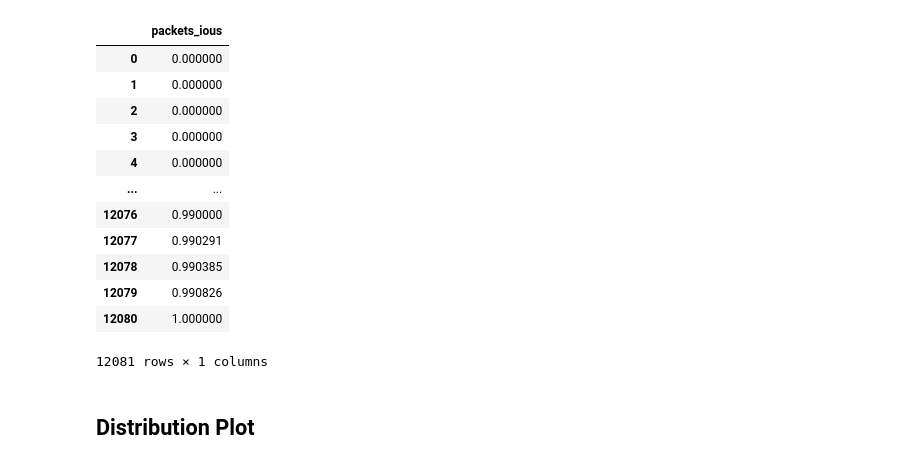
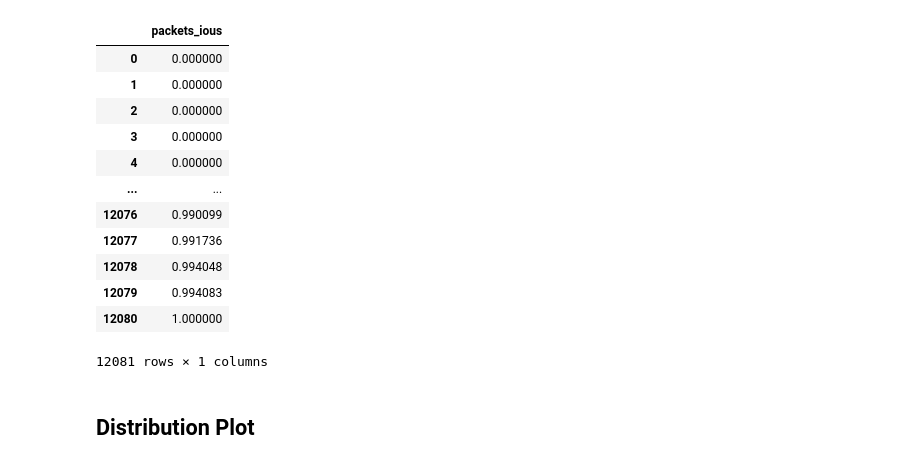
Before and after one commit to visheshdargan06/pespi-plano-biscuits, a Jupyter notebook: notebooks/evaluation/iou.ipynb, the cells around one changed output. Drawn from its saved outputs; the diff is of its cells as text; code cells hidden in the pictures.

```diff
--- a/notebooks/evaluation/iou.ipynb
+++ b/notebooks/evaluation/iou.ipynb
@@ -2,6 +2,9 @@
 import json
 import pandas as pd
 import numpy as np
+# %%
+with open('/media/premium/common-biscuit/main/planogram_biscuit/data/iou_json/packets_json/yolov5_medium_iou_file.json') as f:
+	    iou_image_medium = json.load(f)
 # %%
 with open('/media/premium/common-biscuit/main/planogram_biscuit/data/iou_json/packets_json/iou_file.json') as f:
 	    iou_image = json.load(f)
@@ -34,8 +36,14 @@ for key, value in iou_image.items():
 # %%
-df = pd.DataFrame({'image_name': image_name, 'detection_scores': detection_scores})
-df.sort_values(by=['detection_scores'], inplace=True)
-df.reset_index(drop=True,inplace=True)
-df
+image_name = []
+detection_scores = []
+for key, value in iou_image_medium.items():
+    image_name.append(key)
+    detection_scores.append(value['detection_score'])
+
+df_medium = pd.DataFrame({'image_name': image_name, 'detection_scores': detection_scores})
+df_medium.sort_values(by=['detection_scores'], inplace=True)
+df_medium.reset_index(drop=True,inplace=True)
+df_medium
 # %% [output]
 |  | image_name | detection_scores |
 | 0 | PHOTO-2021-07-26-09-43-37 | 0.000000 |
@@ -59,20 +86,24 @@ for key, value in iou_image.items():
 # %%
-df_ious = pd.DataFrame({'packets_ious': iou_scores_all})
-df_ious.sort_values(by=['packets_ious'], inplace=True)
-df_ious.reset_index(drop=True,inplace=True)
-df_ious
+iou_scores_all = []
+for key, value in iou_image_medium.items():
+    iou_scores_all.extend(value['best_iou'])
+
+df_ious_medium = pd.DataFrame({'packets_ious': iou_scores_all})
+df_ious_medium.sort_values(by=['packets_ious'], inplace=True)
+df_ious_medium.reset_index(drop=True,inplace=True)
+df_ious_medium
 # %% [output]
 |  | packets_ious |
 | 0 | 0.000000 |
 | 1 | 0.000000 |
 | 2 | 0.000000 |
 | 3 | 0.000000 |
 | 4 | 0.000000 |
 | ... | ... |
-| 12076 | 0.990000 |
-| 12077 | 0.990291 |
-| 12078 | 0.990385 |
-| 12079 | 0.990826 |
+| 12076 | 0.990099 |
+| 12077 | 0.991736 |
+| 12078 | 0.994048 |
+| 12079 | 0.994083 |
 | 12080 | 1.000000 |
 12081 rows × 1 columns
 # %% [markdown]
```
Also changed, not shown: parts of 8 cells of this notebook, 36 other files.
